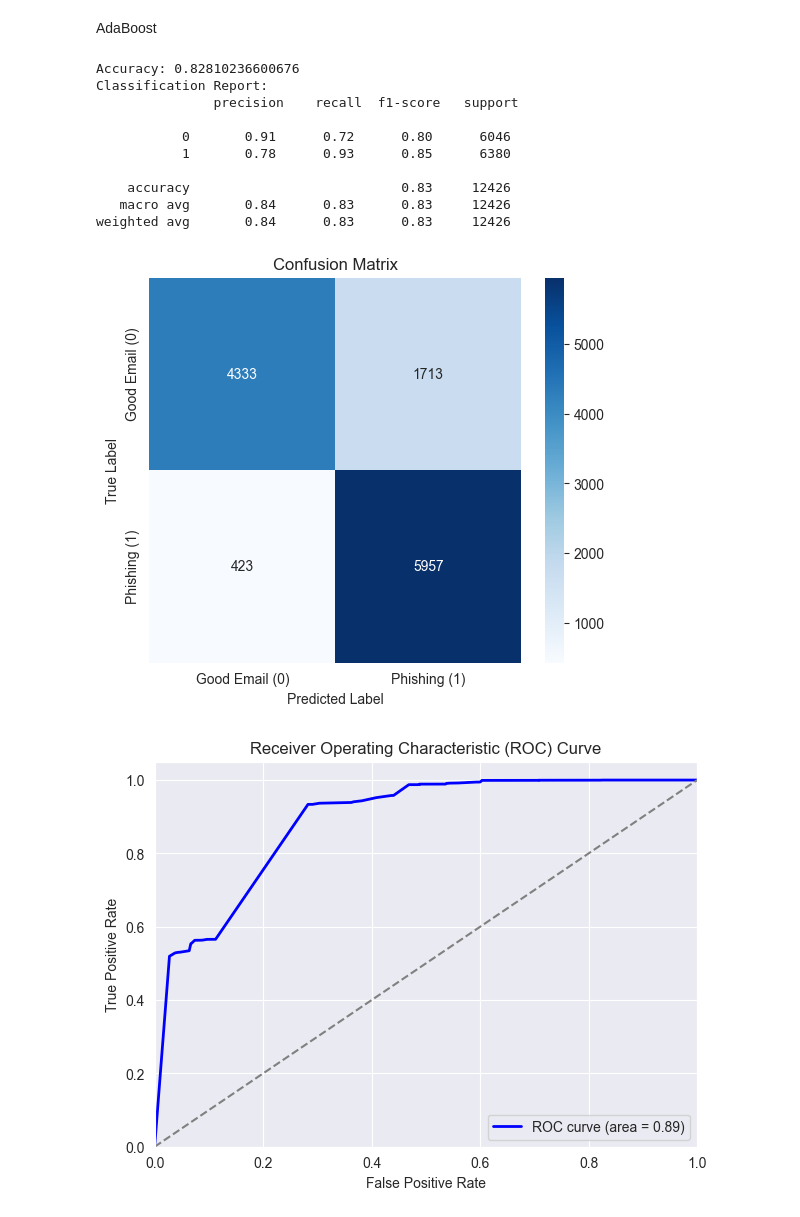
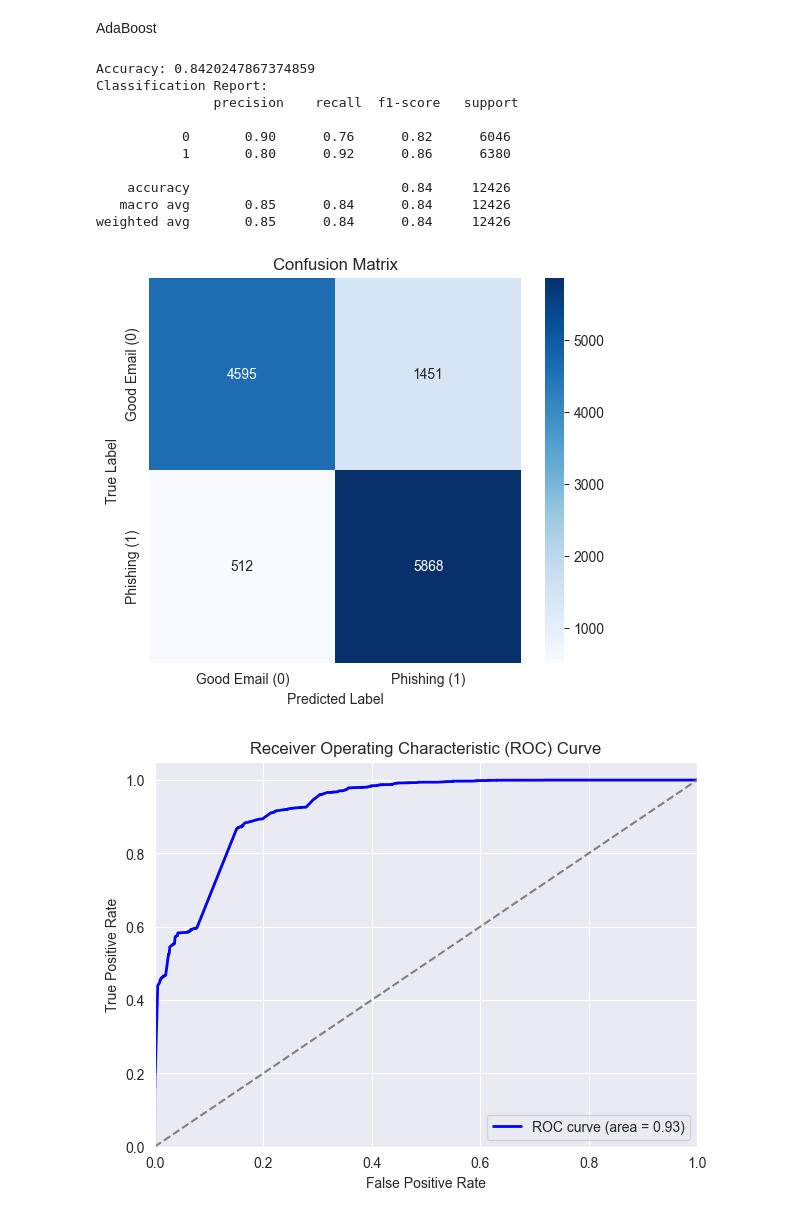
Before and after one commit to IngridSin/CyberSentinelML, a Jupyter notebook: IM/scripts/combine3.ipynb, the cells around one changed output. Drawn from its saved outputs; the diff is of its cells as text; code cells hidden in the pictures.

```diff
--- a/IM/scripts/combine3.ipynb
+++ b/IM/scripts/combine3.ipynb
@@ -469,7 +665,7 @@ y = df['label']
 X_train, X_test, y_train, y_test = train_test_split(X_combined, y, test_size=0.2, random_state=42)
 
 # DecisionTreeClassifier with max_depth=1 (weak learner), tree size =50
-ada_model = AdaBoostClassifier(estimator=DecisionTreeClassifier(max_depth=1),n_estimators=25, random_state=42)
+ada_model = AdaBoostClassifier(estimator=DecisionTreeClassifier(max_depth=1),n_estimators=50, random_state=42)
 ada_model.fit(X_train, y_train)
 
 # Predictions
@@ -480,38 +676,38 @@ y_pred_proba = ada_model.predict_proba(X_test)[:, 1]
 print("Accuracy:", accuracy_score(y_test, y_pred))
 print("Classification Report:\n", classification_report(y_test, y_pred))
 
 # Confusion Matrix
 cm = confusion_matrix(y_test, y_pred)
 plt.figure(figsize=(6, 5))
 sns.heatmap(cm, annot=True, fmt="d", cmap="Blues", xticklabels=['Good Email (0)', 'Phishing (1)'], yticklabels=['Good Email (0)', 'Phishing (1)'])
 plt.xlabel("Predicted Label")
 plt.ylabel("True Label")
 plt.title("Confusion Matrix")
 plt.show()
 
 # ROC Curve
 fpr, tpr, _ = roc_curve(y_test, y_pred_proba)
 roc_auc = auc(fpr, tpr)
 plt.figure(figsize=(7, 5))
 plt.plot(fpr, tpr, color="blue", lw=2, label="ROC curve (area = %0.2f)" % roc_auc)
 plt.plot([0, 1], [0, 1], color="gray", linestyle="--")
 plt.xlim([0.0, 1.0])
 plt.ylim([0.0, 1.05])
 plt.xlabel("False Positive Rate")
 plt.ylabel("True Positive Rate")
 plt.title("Receiver Operating Characteristic (ROC) Curve")
 plt.legend(loc="lower right")
 plt.show()
 # %% [output]
-Accuracy: 0.82810236600676
+Accuracy: 0.8420247867374859
 Classification Report:
                precision    recall  f1-score   support
 
-           0       0.91      0.72      0.80      6046
-           1       0.78      0.93      0.85      6380
+           0       0.90      0.76      0.82      6046
+           1       0.80      0.92      0.86      6380
 
-    accuracy                           0.83     12426
-   macro avg       0.84      0.83      0.83     12426
-weighted avg       0.84      0.83      0.83     12426
+    accuracy                           0.84     12426
+   macro avg       0.85      0.84      0.84     12426
+weighted avg       0.85      0.84      0.84     12426
-[figure, old version]
+[figure, new version]
-[figure, old version]
+[figure, new version]
```
Also changed, not shown: parts of 11 cells of this notebook.
